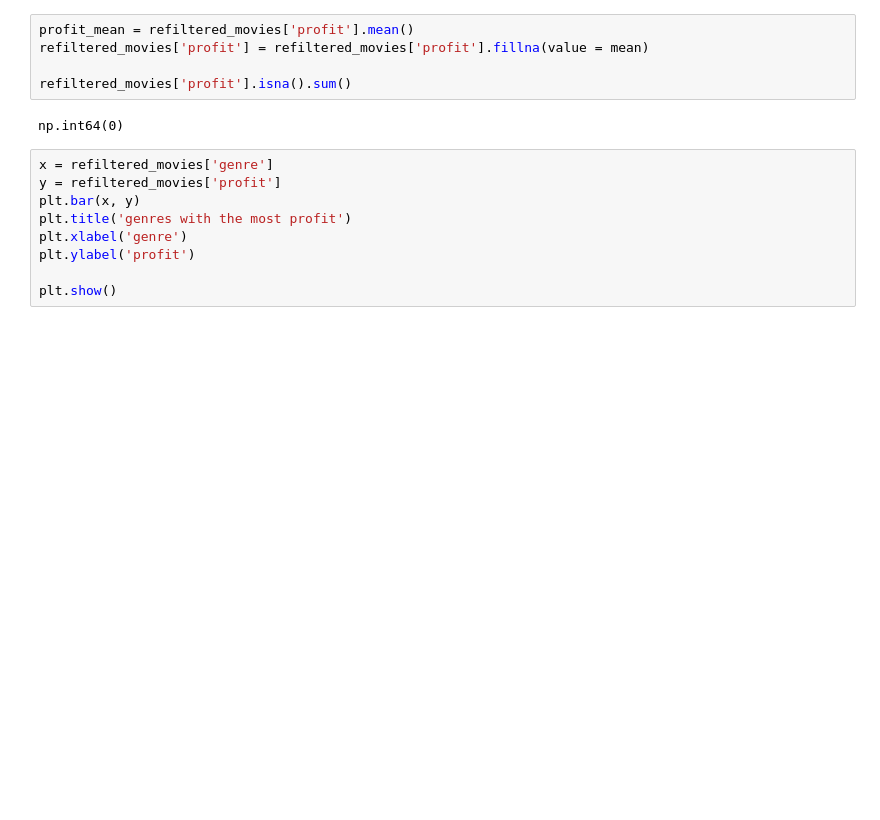
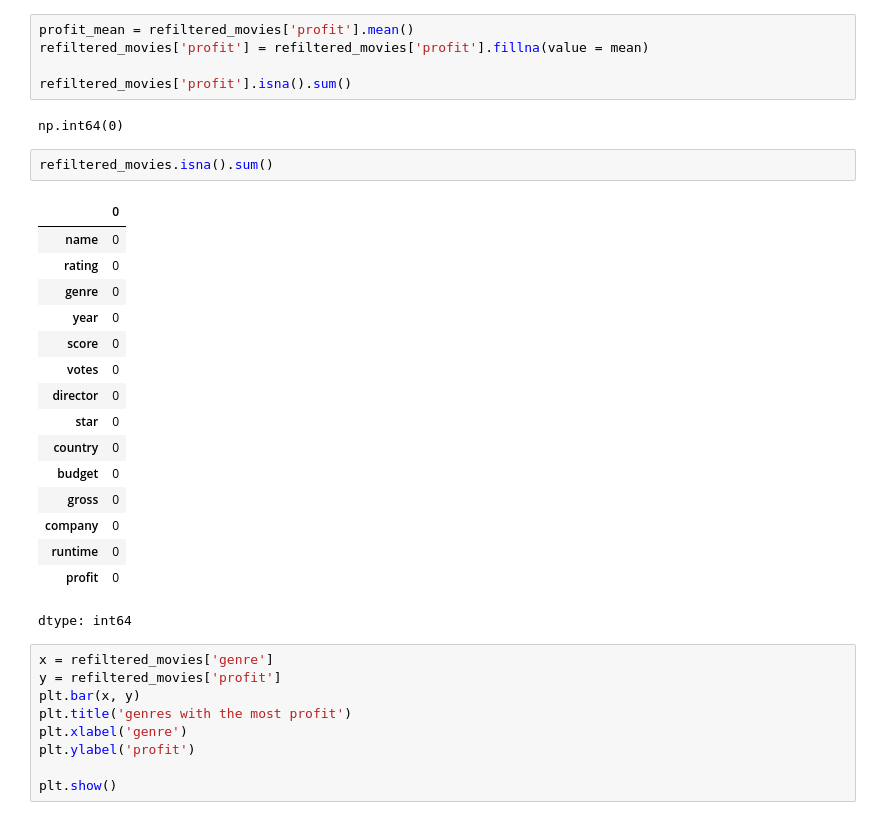
Before and after one commit to Kaidense2026/Pop_culture-, a Jupyter notebook: Pop_Culture_research_project.ipynb, the cells around one changed output. Cells and saved outputs as stored; diff of their text form; blank space fills up the shorter version.

```diff
--- a/Pop_Culture_research_project.ipynb
+++ b/Pop_Culture_research_project.ipynb
@@ -531,6 +531,25 @@ refiltered_movies['profit'] = refiltered_movies['profit'].fillna(value = mean)
 refiltered_movies['profit'].isna().sum()
 # %% [output]
 np.int64(0)
+# %%
+refiltered_movies.isna().sum()
+# %% [output]
+|  | 0 |
+| name | 0 |
+| rating | 0 |
+| genre | 0 |
+| year | 0 |
+| score | 0 |
+| votes | 0 |
+| director | 0 |
+| star | 0 |
+| country | 0 |
+| budget | 0 |
+| gross | 0 |
+| company | 0 |
+| runtime | 0 |
+| profit | 0 |
+dtype: int64
 # %%
 x = refiltered_movies['genre']
 y = refiltered_movies['profit']
```
Also changed, not shown: parts of 7 cells of this notebook.
